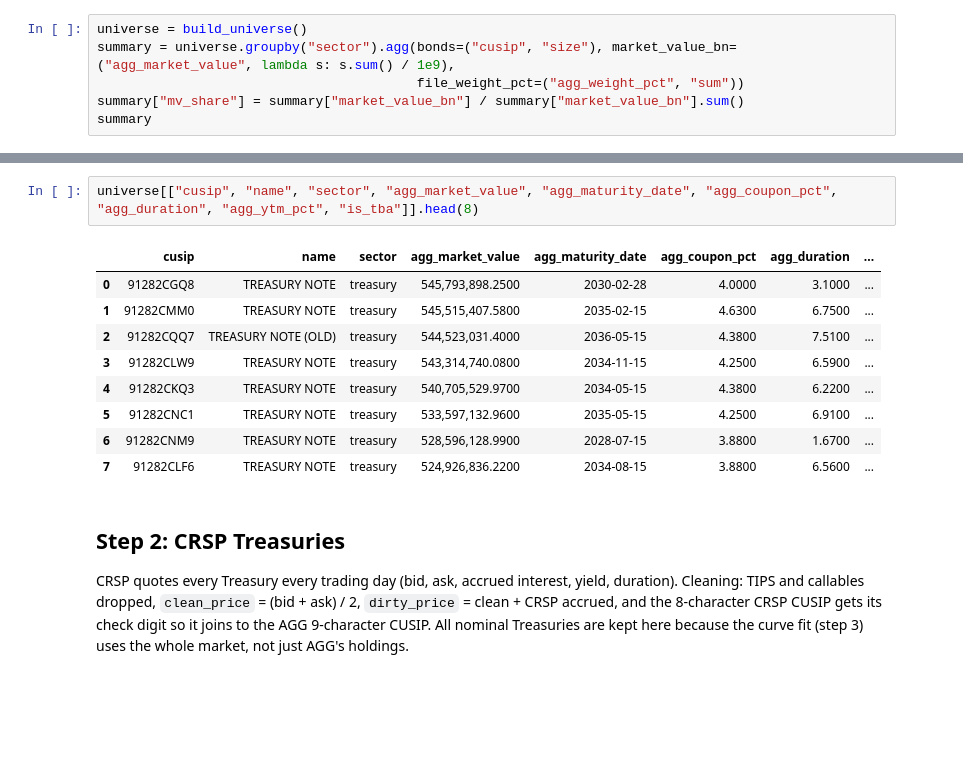
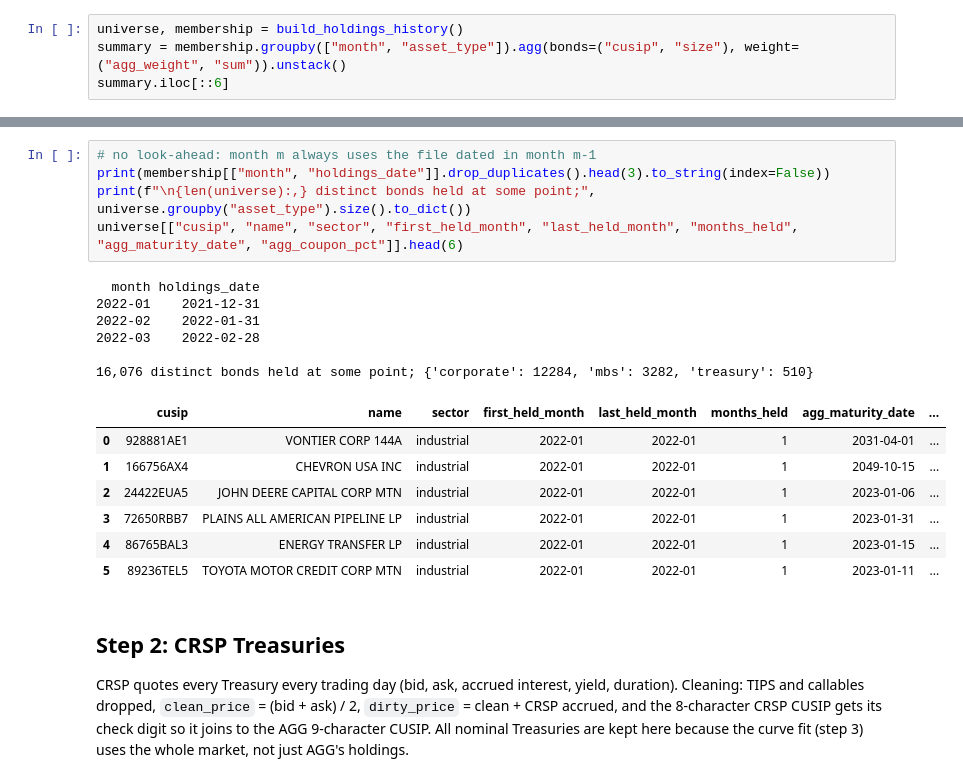
Before and after one commit to s-ychen/Capstone, a Jupyter notebook: workbook/data_pipeline.ipynb, the cells around one changed output, grey strips where cells are left out. Cells and saved outputs as stored; diff of their text form; blank space fills up the shorter version.

```diff
--- a/workbook/data_pipeline.ipynb
+++ b/workbook/data_pipeline.ipynb
@@ -102,7 +96,5 @@ recomputed from market value in the merge step.
 # %%
-universe = build_universe()
-summary = universe.groupby("sector").agg(bonds=("cusip", "size"), market_value_bn=("agg_market_value", lambda s: s.sum() / 1e9),
-                                         file_weight_pct=("agg_weight_pct", "sum"))
-summary["mv_share"] = summary["market_value_bn"] / summary["market_value_bn"].sum()
-summary
+universe, membership = build_holdings_history()
+summary = membership.groupby(["month", "asset_type"]).agg(bonds=("cusip", "size"), weight=("agg_weight", "sum")).unstack()
+summary.iloc[::6]
 # %% [output]
@@ -117,15 +114,22 @@ data_cleaning.universe: AGG holdings as of 2026-10-12: fund weight 81.9%, modell
 # %%
-universe[["cusip", "name", "sector", "agg_market_value", "agg_maturity_date", "agg_coupon_pct", "agg_duration", "agg_ytm_pct", "is_tba"]].head(8)
+# no look-ahead: month m always uses the file dated in month m-1
+print(membership[["month", "holdings_date"]].drop_duplicates().head(3).to_string(index=False))
+print(f"\n{len(universe):,} distinct bonds held at some point;", universe.groupby("asset_type").size().to_dict())
+universe[["cusip", "name", "sector", "first_held_month", "last_held_month", "months_held", "agg_maturity_date", "agg_coupon_pct"]].head(6)
 # %% [output]
+  month holdings_date
+2022-01    2021-12-31
+2022-02    2022-01-31
+2022-03    2022-02-28
+
+16,076 distinct bonds held at some point; {'corporate': 12284, 'mbs': 3282, 'treasury': 510}
-|  | cusip | name | sector | agg_market_value | agg_maturity_date | agg_coupon_pct | agg_duration | ... |
-| 0 | 91282CGQ8 | TREASURY NOTE | treasury | 545,793,898.2500 | 2030-02-28 | 4.0000 | 3.1000 | ... |
-| 1 | 91282CMM0 | TREASURY NOTE | treasury | 545,515,407.5800 | 2035-02-15 | 4.6300 | 6.7500 | ... |
-| 2 | 91282CQQ7 | TREASURY NOTE (OLD) | treasury | 544,523,031.4000 | 2036-05-15 | 4.3800 | 7.5100 | ... |
-| 3 | 91282CLW9 | TREASURY NOTE | treasury | 543,314,740.0800 | 2034-11-15 | 4.2500 | 6.5900 | ... |
-| 4 | 91282CKQ3 | TREASURY NOTE | treasury | 540,705,529.9700 | 2034-05-15 | 4.3800 | 6.2200 | ... |
-| 5 | 91282CNC1 | TREASURY NOTE | treasury | 533,597,132.9600 | 2035-05-15 | 4.2500 | 6.9100 | ... |
-| 6 | 91282CNM9 | TREASURY NOTE | treasury | 528,596,128.9900 | 2028-07-15 | 3.8800 | 1.6700 | ... |
-| 7 | 91282CLF6 | TREASURY NOTE | treasury | 524,926,836.2200 | 2034-08-15 | 3.8800 | 6.5600 | ... |
+|  | cusip | name | sector | first_held_month | last_held_month | months_held | agg_maturity_date | ... |
+| 0 | 928881AE1 | VONTIER CORP 144A | industrial | 2022-01 | 2022-01 | 1 | 2031-04-01 | ... |
+| 1 | 166756AX4 | CHEVRON USA INC | industrial | 2022-01 | 2022-01 | 1 | 2049-10-15 | ... |
+| 2 | 24422EUA5 | JOHN DEERE CAPITAL CORP MTN | industrial | 2022-01 | 2022-01 | 1 | 2023-01-06 | ... |
+| 3 | 72650RBB7 | PLAINS ALL AMERICAN PIPELINE LP | industrial | 2022-01 | 2022-01 | 1 | 2023-01-31 | ... |
+| 4 | 86765BAL3 | ENERGY TRANSFER LP | industrial | 2022-01 | 2022-01 | 1 | 2023-01-15 | ... |
+| 5 | 89236TEL5 | TOYOTA MOTOR CREDIT CORP MTN | industrial | 2022-01 | 2022-01 | 1 | 2023-01-11 | ... |
 # %% [markdown]
 ## Step 2: CRSP Treasuries
 
```
Also changed, not shown: parts of 39 cells of this notebook, 25 other files.
